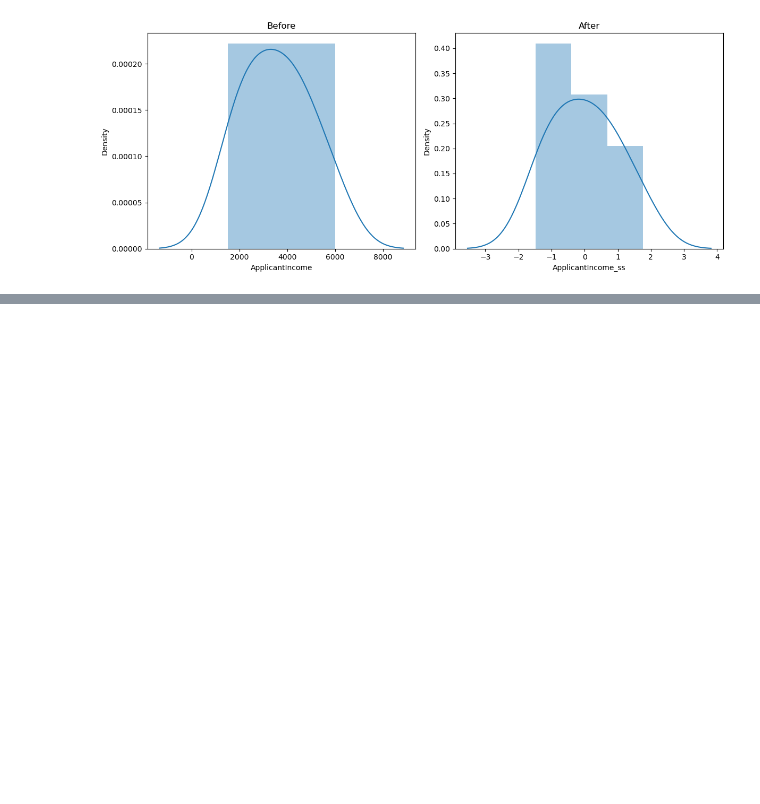
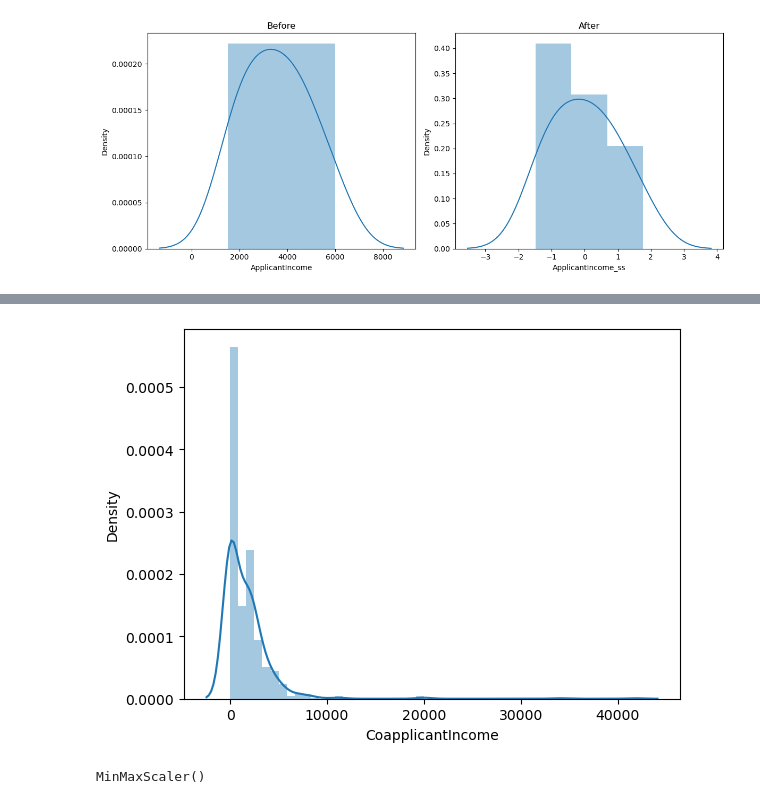
Before and after one commit to deepaknandeshwar17/Machine_Learning_practice, a Jupyter notebook: ml1.ipynb, the cells around one changed output, grey strips where cells are left out. Drawn from its saved outputs; the diff is of its cells as text; code cells hidden in the pictures; blank space fills up the shorter version.

```diff
--- a/ml1.ipynb
+++ b/ml1.ipynb
@@ -611,0 +616,5 @@ plt.show()
+# %%
+sns.distplot(loandata["CoapplicantIncome"])
+plt.show()
+# %% [output]
+[figure, added]
@@ -611,0 +624,4 @@ plt.show()
+# %%
+mns.fit(loandata[["CoapplicantIncome"]])
+# %% [output]
+MinMaxScaler()
```
Also changed, not shown: parts of 5 cells of this notebook.
